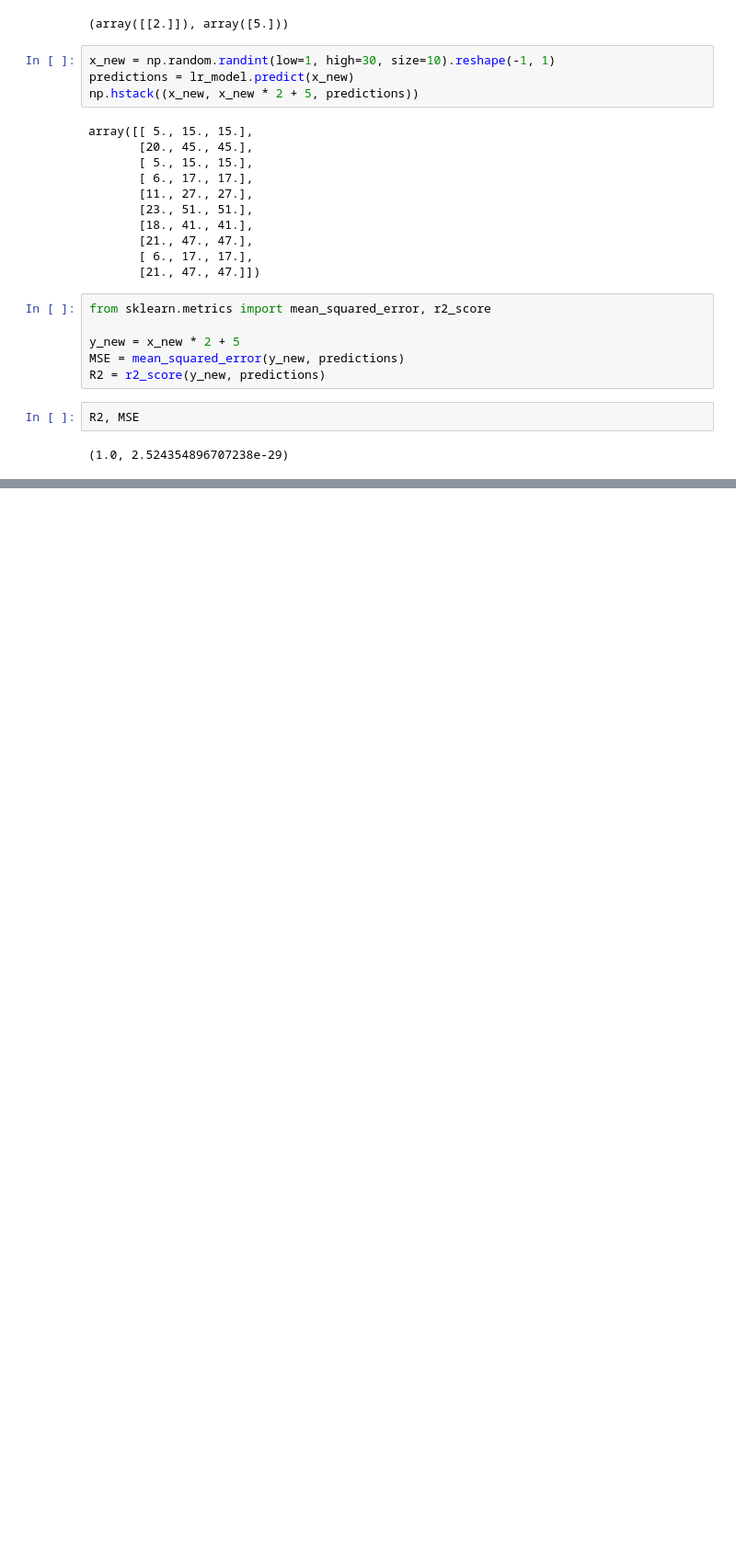
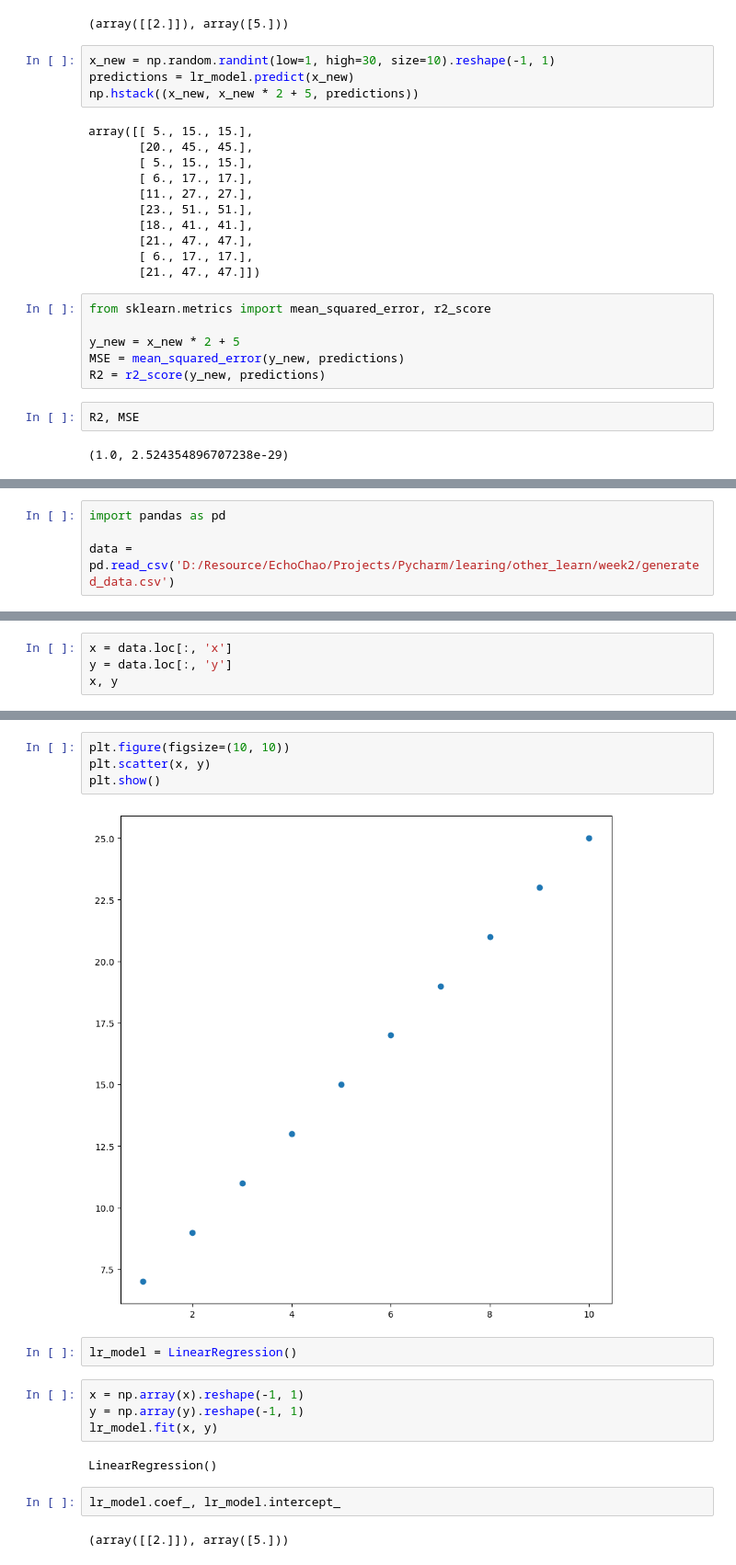
Before and after one commit to ChaoEcho/ml_learn, a Jupyter notebook: my_learn/learn-8-3.ipynb, the cells around one changed output, grey strips where cells are left out. Shown at 92% size. Cells and saved outputs as stored; diff of their text form; blank space fills up the shorter version.

```diff
--- a/my_learn/learn-8-3.ipynb
+++ b/my_learn/learn-8-3.ipynb
@@ -75,0 +81,4 @@ plt.scatter(x_new,y_new)
+# %%
+import pandas as pd
+
+data = pd.read_csv('D:/Resource/EchoChao/Projects/Pycharm/learing/other_learn/week2/generated_data.csv')
@@ -75,0 +90,4 @@ plt.scatter(x_new,y_new)
+# %%
+x = data.loc[:, 'x']
+y = data.loc[:, 'y']
+x, y
@@ -75,0 +112,18 @@ plt.scatter(x_new,y_new)
+# %%
+plt.figure(figsize=(10, 10))
+plt.scatter(x, y)
+plt.show()
+# %% [output]
+[figure, added]
+# %%
+lr_model = LinearRegression()
+# %%
+x = np.array(x).reshape(-1, 1)
+y = np.array(y).reshape(-1, 1)
+lr_model.fit(x, y)
+# %% [output]
+LinearRegression()
+# %%
+lr_model.coef_, lr_model.intercept_
+# %% [output]
+(array([[2.]]), array([5.]))
```
Also changed, not shown: parts of 29 cells of this notebook, 1 other file.
